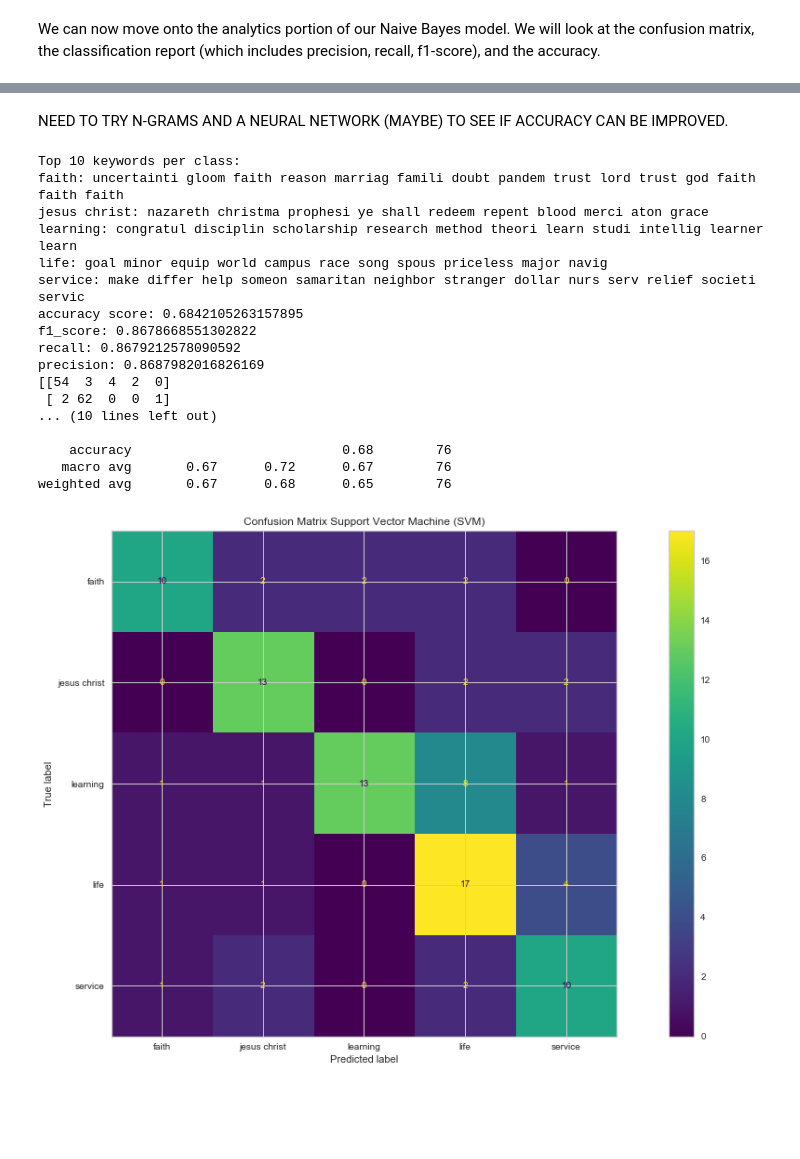
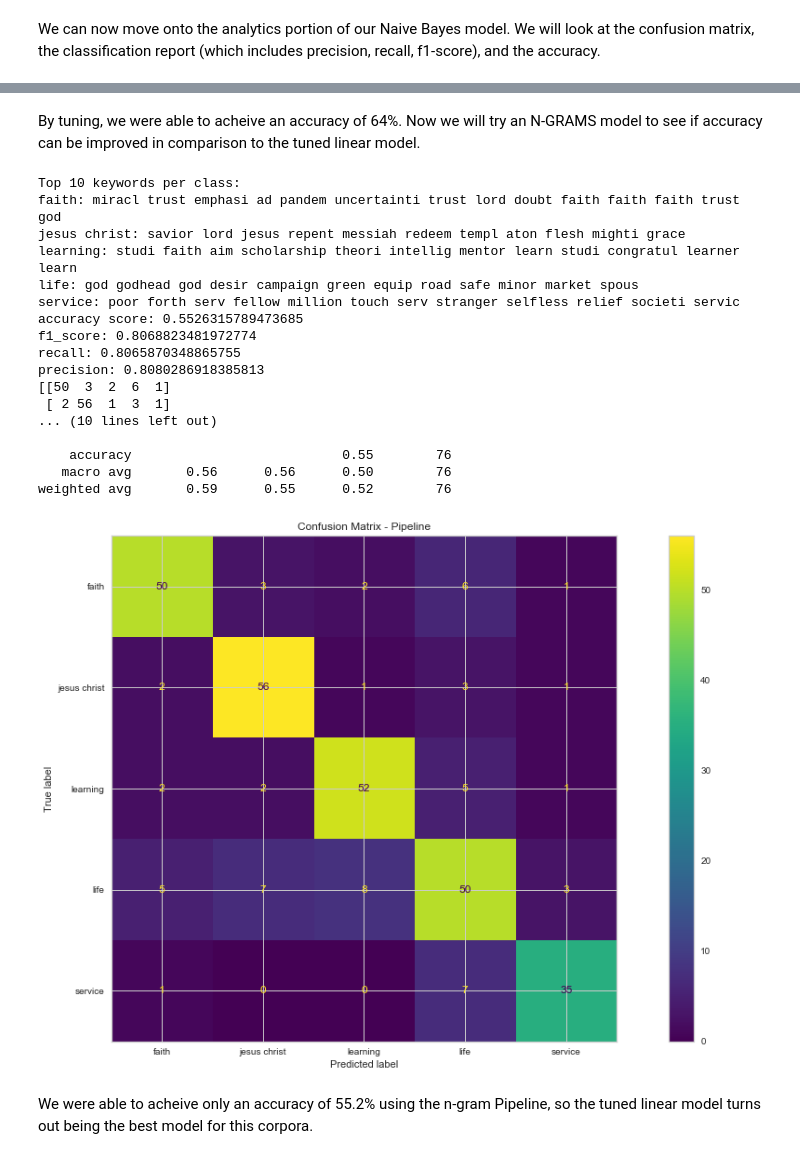
Before and after one commit to ramsey-king/DSC-550-Data-Mining, a Jupyter notebook: Term Project/King_Ramsey_Milestone5.ipynb, the cells around one changed output, grey strips where cells are left out. Drawn from its saved outputs; the diff is of its cells as text; code cells hidden in the pictures; blank space fills up the shorter version.

```diff
--- a/Term Project/King_Ramsey_Milestone5.ipynb
+++ b/Term Project/King_Ramsey_Milestone5.ipynb
@@ -715,5 +712,5 @@ weighted avg       0.70      0.66      0.66        95
-# %% [markdown]
-NEED TO TRY N-GRAMS AND A NEURAL NETWORK (MAYBE) TO SEE IF ACCURACY CAN BE IMPROVED.
+# %% [markdown]
+By tuning, we were able to acheive an accuracy of 64%.  Now we will try an N-GRAMS model to see if accuracy can be improved in comparison to the tuned linear model.
 # %%
 # Trying an n-grams model.
 import pandas as pd
@@ -737,7 +734,7 @@ df['processed_text'] = df['talks'].apply(lambda x: " ".join([stemmer.stem(i) for
 # %%
 X_train, X_test, y_train, y_test = train_test_split(df['processed_text'], df.topic_singular, test_size=0.2)
 
-pipeline = Pipeline([('vect', TfidfVectorizer(ngram_range=(1,2), stop_words='english', sublinear_tf=True)),
+pipeline = Pipeline([('vect', TfidfVectorizer(ngram_range=(1,3), stop_words='english', sublinear_tf=True)),
 ('chi', SelectKBest(chi2, k=10000)),
 ('clf', LinearSVC(C=3, penalty='l1', max_iter=3000, dual=False))
 ])
@@ -747,47 +744,49 @@ predicted_values = model.predict(X_train)
 
 vectorizer = model.named_steps['vect']
 chi = model.named_steps['chi']
 clf = model.named_steps['clf']
 
 feature_names = vectorizer.get_feature_names_out()
 feature_names = [feature_names[i] for i in chi.get_support(indices=True)]
 feature_names = np.asarray(feature_names)
 
 target_names = ['faith', 'jesus christ', 'learning', 'life', 'service']
 
 print("Top 10 keywords per class: ")
 for i, label in enumerate(target_names):
     top10 = np.argsort(clf.coef_[i])[-10:]
     print('%s: %s' % (label, " ".join(feature_names[top10])))
 
 
 
 print("accuracy score: " + str(model.score(X_test, y_test)))
 print("f1_score: " + str(f1_score(y_train, predicted_values, average='macro')))
 print("recall: " + str(recall_score(y_train, predicted_values, average='macro')))
 print("precision: " + str(precision_score(y_train, predicted_values, average='macro')))
 print(str(confusion_matrix(y_train, predicted_values)))
 print(classification_report(y_test, model.predict(X_test)))
-disp = ConfusionMatrixDisplay(confusion_matrix=cm, display_labels=svm_classifier.classes_)
+disp = ConfusionMatrixDisplay(confusion_matrix=confusion_matrix(y_train, predicted_values), display_labels=svm_classifier.classes_)
 disp.plot()
-plt.title("Confusion Matrix Support Vector Machine (SVM)")
+plt.title("Confusion Matrix - Pipeline")
 plt.show()
 # %% [output]
 Top 10 keywords per class:
-faith: uncertainti gloom faith reason marriag famili doubt pandem trust lord trust god faith faith faith
-jesus christ: nazareth christma prophesi ye shall redeem repent blood merci aton grace
-learning: congratul disciplin scholarship research method theori learn studi intellig learner learn
-life: goal minor equip world campus race song spous priceless major navig
-service: make differ help someon samaritan neighbor stranger dollar nurs serv relief societi servic
-accuracy score: 0.6842105263157895
-f1_score: 0.8678668551302822
-recall: 0.8679212578090592
-precision: 0.8687982016826169
-[[54  3  4  2  0]
- [ 2 62  0  0  1]
+faith: miracl trust emphasi ad pandem uncertainti trust lord doubt faith faith faith trust god
+jesus christ: savior lord jesus repent messiah redeem templ aton flesh mighti grace
+learning: studi faith aim scholarship theori intellig mentor learn studi congratul learner learn
+life: god godhead god desir campaign green equip road safe minor market spous
+service: poor forth serv fellow million touch serv stranger selfless relief societi servic
+accuracy score: 0.5526315789473685
+f1_score: 0.8068823481972774
+recall: 0.8065870348865755
+precision: 0.8080286918385813
+[[50  3  2  6  1]
+ [ 2 56  1  3  1]
 ... (10 lines left out)
 
-    accuracy                           0.68        76
-   macro avg       0.67      0.72      0.67        76
-weighted avg       0.67      0.68      0.65        76
+    accuracy                           0.55        76
+   macro avg       0.56      0.56      0.50        76
+weighted avg       0.59      0.55      0.52        76
-[figure, old version]
+[figure, new version]
+# %% [markdown]
+We were able to acheive only an accuracy of 55.2% using the n-gram Pipeline, so the tuned linear model turns out being the best model for this corpora.
```
Also changed, not shown: parts of 18 cells of this notebook, 2 other files.
